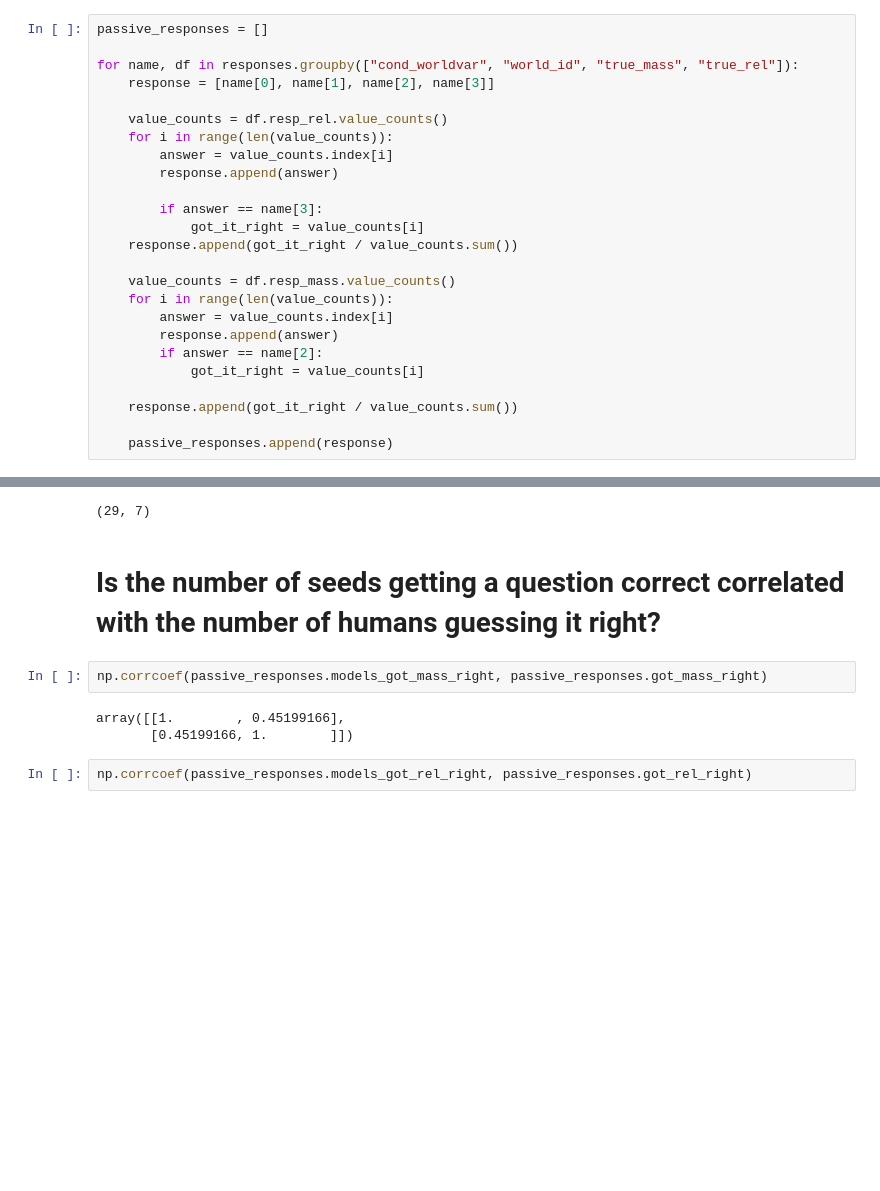
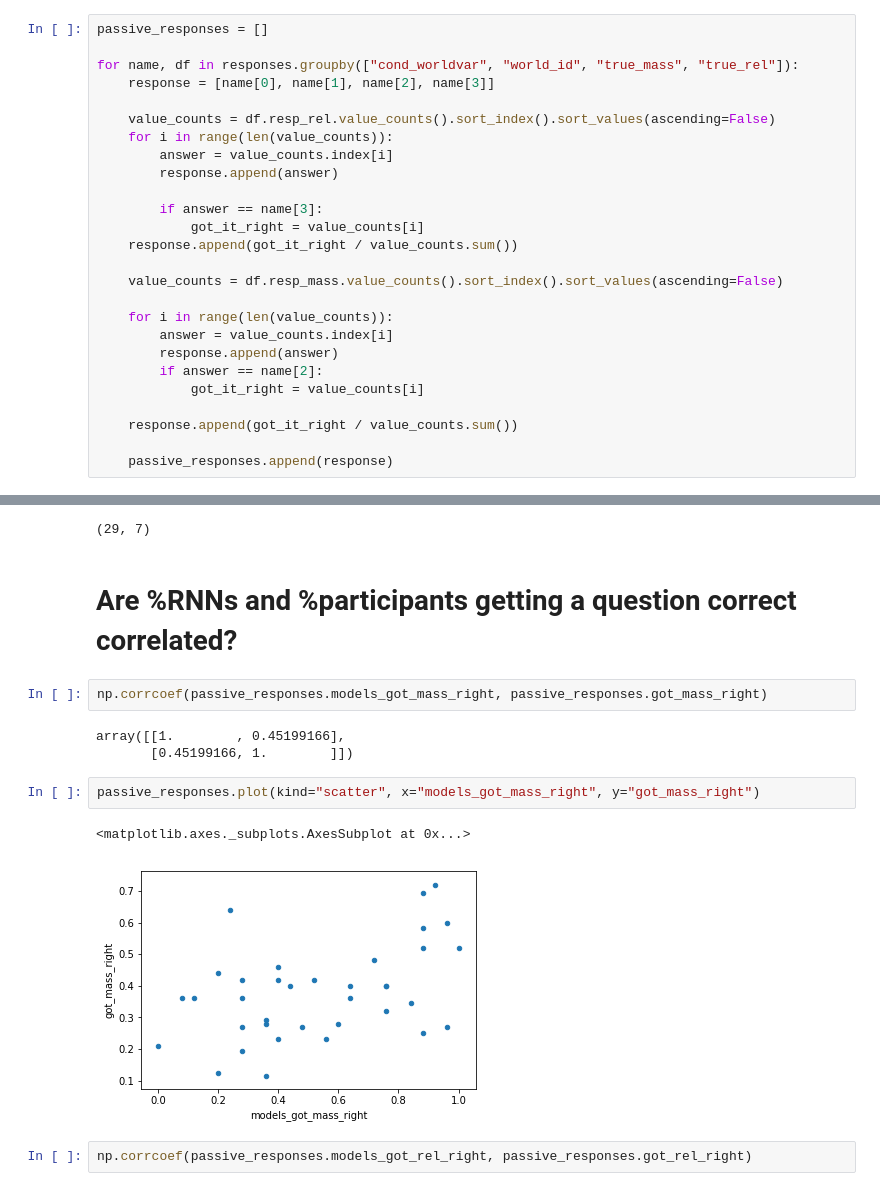
Before and after one commit to iamhectorotero/learning-physical-properties-with-rnns, a Jupyter notebook: cogsci_experiments/9. Statistical tests between human participants and RNN models (MajorityVote).ipynb, the cells around one changed output, grey strips where cells are left out. Saved outputs shown, nothing was run; the diff lists cells and outputs as text; blank space fills up the shorter version.

Commit message:
Add basic statistical tests for accuracy between participants and RNNs

```diff
--- a/cogsci_experiments/xx. Statistical tests between human participants and RNN models (MajorityVote).ipynb
+++ b/cogsci_experiments/9. Statistical tests between human participants and RNN models (MajorityVote).ipynb
@@ -211,7 +208,7 @@ passive_responses = []
 for name, df in responses.groupby(["cond_worldvar", "world_id", "true_mass", "true_rel"]):
     response = [name[0], name[1], name[2], name[3]]
 
-    value_counts = df.resp_rel.value_counts()
+    value_counts = df.resp_rel.value_counts().sort_index().sort_values(ascending=False)
     for i in range(len(value_counts)):
         answer = value_counts.index[i]
         response.append(answer)
@@ -220,7 +217,8 @@ for name, df in responses.groupby(["cond_worldvar", "world_id", "true_mass", "tr
             got_it_right = value_counts[i]
     response.append(got_it_right / value_counts.sum())
 
-    value_counts = df.resp_mass.value_counts()
+    value_counts = df.resp_mass.value_counts().sort_index().sort_values(ascending=False)
+
     for i in range(len(value_counts)):
         answer = value_counts.index[i]
         response.append(answer)
@@ -634,13 +646,18 @@ F_onewayResult(statistic=1.1022776604149753, pvalue=0.3011724606372818)
 len(post_force_correct_guesses), len(post_force_wrong_guesses)
 # %% [output]
 (29, 7)
-# %% [markdown]
-# Is the number of seeds getting a question correct correlated with the number of humans guessing it right?
+# %% [markdown]
+# Are %RNNs and %participants getting a question correct correlated?
 # %%
 np.corrcoef(passive_responses.models_got_mass_right, passive_responses.got_mass_right)
 # %% [output]
 array([[1.        , 0.45199166],
        [0.45199166, 1.        ]])
+# %%
+passive_responses.plot(kind="scatter", x="models_got_mass_right", y="got_mass_right")
+# %% [output]
+<matplotlib.axes._subplots.AxesSubplot at 0x...>
+[figure, added]
 # %%
 np.corrcoef(passive_responses.models_got_rel_right, passive_responses.got_rel_right)
 # %% [output]
```
Also changed, not shown: parts of 32 cells of this notebook.
